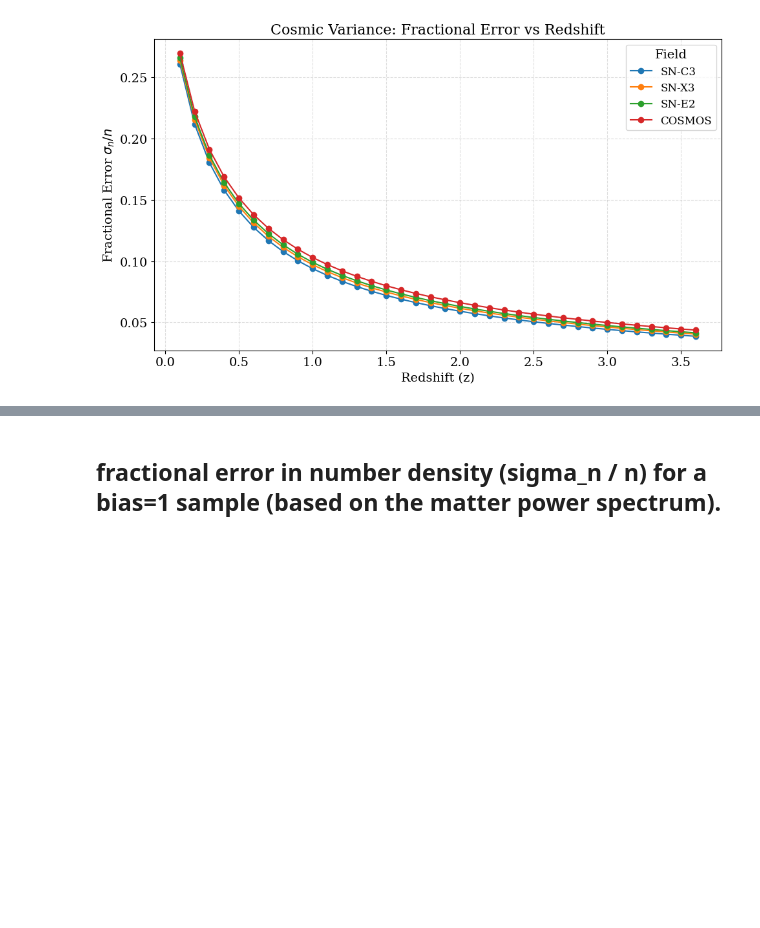
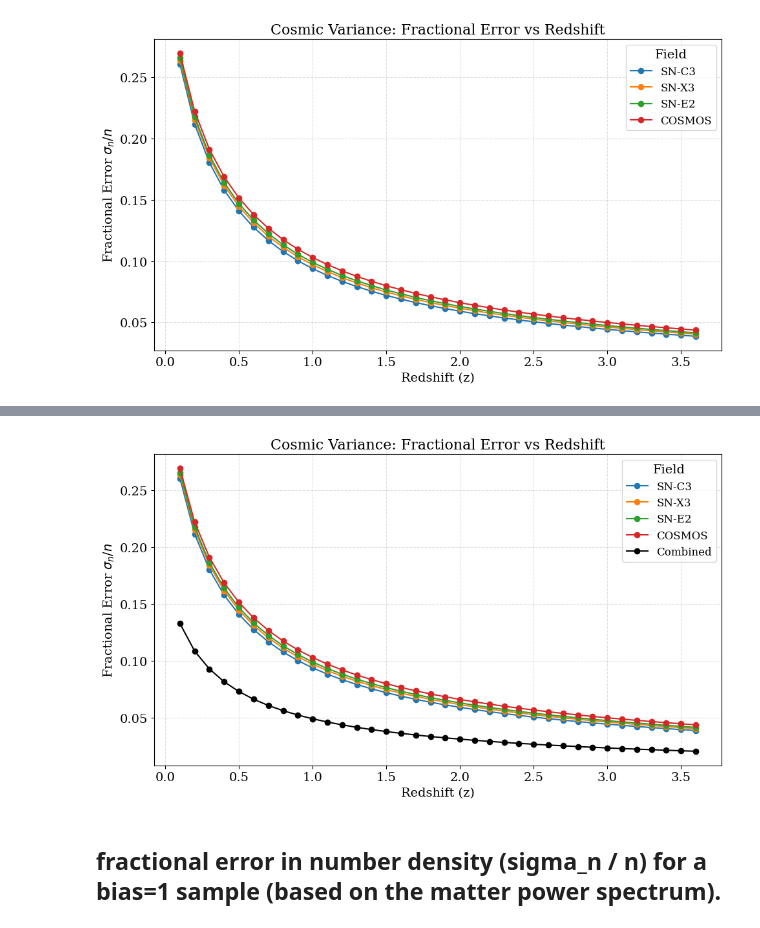
Before and after one commit to OtiliaIrina/Master_Thesis, a Jupyter notebook: New code/Cosmic_variance.ipynb, the cells around one changed output, grey strips where cells are left out. Drawn from its saved outputs; the diff is of its cells as text; code cells hidden in the pictures; blank space fills up the shorter version.

```diff
--- a/New code/Cosmic_variance.ipynb
+++ b/New code/Cosmic_variance.ipynb
@@ -901,3 +866,52 @@ plt.show()
+# %%
+sigma2_total = np.zeros_like(zvals)
+
+# For each redshift index
+for zi in range(len(zvals)):
+    numerator = 0.0
+    denominator = 0.0
+
+    for name, props in fields.items():
+        area_deg2 = props["Area"]
+
+        sigma_i = results_continuous[name]["sigma"][zi]
+        numerator += (area_deg2**2) * (sigma_i**2)
+        denominator += area_deg2
+
+    sigma2_total[zi] = np.sum(numerator) / ((np.sum(denominator))**2)
+
+# Now take sqrt to get total sigma
+sigma_total = np.sqrt(sigma2_total)
+
+combined_results = {
+    "z": zvals,
+    "sigma_total": sigma_total
+}
+
+
+colors = {
+    "SN-C3": "tab:blue",
+    "SN-X3": "tab:orange",
+    "COSMOS": "tab:red",
+    "SN-E2": "tab:green"
+}
+
+plt.figure(figsize=(10, 6))
+for field, data in results_continuous.items():
+    plt.plot(data["z"], data["sigma"], marker='o', label=field, color=colors[field])
+
+plt.plot(combined_results["z"], combined_results["sigma_total"], marker='o', linestyle='-', color='black', label="Combined")
+
+plt.xlabel("Redshift (z)", fontsize=14)
+plt.ylabel(r"Fractional Error $\sigma_n / n$", fontsize=14)
+plt.title("Cosmic Variance: Fractional Error vs Redshift", fontsize=16)
+plt.legend(title="Field", fontsize=12)
+plt.grid(True, which="both", ls="--", alpha=0.4)
+plt.tight_layout()
+plt.savefig("cosmic_variance_vs_z_combined.png")
+plt.show()
+# %% [output]
+[figure, added]
 # %% [markdown]
 ##  fractional error in number density (sigma_n / n) for a bias=1 sample (based on the matter power spectrum).
 # %% [markdown]
```
Also changed, not shown: parts of 1 cell of this notebook, 5 other files.
